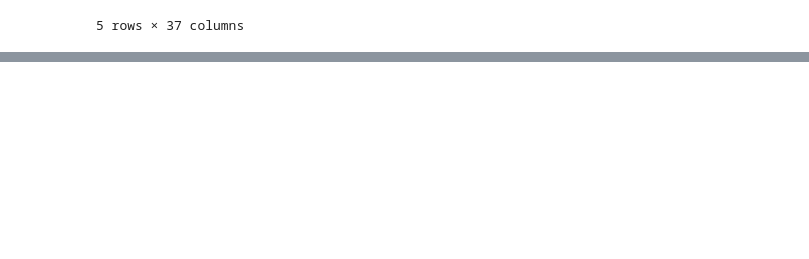
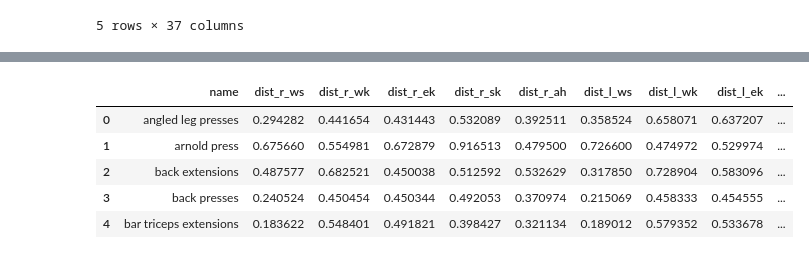
Before and after one commit to rohanjaditya/pose-animation, a Jupyter notebook: pose_anim.ipynb, the cells around one changed output, grey strips where cells are left out. Drawn from its saved outputs; the diff is of its cells as text; code cells hidden in the pictures; blank space fills up the shorter version.

```diff
--- a/pose_anim.ipynb
+++ b/pose_anim.ipynb
@@ -187,0 +405,51 @@ sd ['right_knee' 'left_knee']
+# %%
+# Function to generate features for the data set
+def generate_features():
+
+    dist_joints = [["wrist", "shoulder"], ["wrist", "knee"], ["elbow", "knee"], ["shoulder", "knee"], ["ankle", "hip"]]
+
+    features = {"name":df.name.tolist()}
+
+    for i in range(len(df)):
+
+        exercise_data = df.iloc[i]
+
+        # Calculating the mean distances
+        for side in ["right", "left"]:
+
+            joint_combs = [[[coord + side + "_" + x[0], coord + side + "_" + x[1]] for coord in ["xX_", "yY_", "zZ_"]] for x in dist_joints]
+
+            for j in range(len(joint_combs)):
+                feat_name = "dist_" + side[0] + "_" + dist_joints[j][0][0] + dist_joints[j][1][0]
+                x1, x2, y1, y2, z1, z2 = exercise_data[np.array(joint_combs[j]).ravel()]
+
+                if i==0:
+                    features[feat_name] = [np.linalg.norm(np.c_[x2,y2,z2] - np.c_[x1,y1,z1], axis=1).mean()]
+                else:
+                    features[feat_name].append(np.linalg.norm(np.c_[x2,y2,z2] - np.c_[x1,y1,z1], axis=1).mean())
+
+        # Calculating the mean angles
+        for joint in joints.keys():
+            if not ("wrist" in joint or "ankle" in joint):
+                joints_coords = exercise_data[list(np.array([[coord + x for x in joints.get(joint)] for coord in ["xX_", "yY_", "zZ_"]]).ravel())].tolist()
+                ang = angles(x1=joints_coords[0], y1=joints_coords[3], z1=joints_coords[6],
+                             x2=joints_coords[1], y2=joints_coords[4], z2=joints_coords[7],
+                             x3=joints_coords[2], y3=joints_coords[5], z3=joints_coords[8])
+
+                feat_name = "ang_" + joint.split("_")[0][0] + "_" + joint.split("_")[1][0]
+                if i==0:
+                    features[feat_name] = [np.deg2rad(ang.mean())]
+                else:
+                    features[feat_name].append(np.deg2rad(ang.mean()))
+
+    return pd.DataFrame(features)
+# %%
+X = generate_features()
+X.head()
+# %% [output]
+|  | name | dist_r_ws | dist_r_wk | dist_r_ek | dist_r_sk | dist_r_ah | dist_l_ws | dist_l_wk | dist_l_ek | ... |
+| 0 | angled leg presses | 0.294282 | 0.441654 | 0.431443 | 0.532089 | 0.392511 | 0.358524 | 0.658071 | 0.637207 | ... |
+| 1 | arnold press | 0.675660 | 0.554981 | 0.672879 | 0.916513 | 0.479500 | 0.726600 | 0.474972 | 0.529974 | ... |
+| 2 | back extensions | 0.487577 | 0.682521 | 0.450038 | 0.512592 | 0.532629 | 0.317850 | 0.728904 | 0.583096 | ... |
+| 3 | back presses | 0.240524 | 0.450454 | 0.450344 | 0.492053 | 0.370974 | 0.215069 | 0.458333 | 0.454555 | ... |
+| 4 | bar triceps extensions | 0.183622 | 0.548401 | 0.491821 | 0.398427 | 0.321134 | 0.189012 | 0.579352 | 0.533678 | ... |
```
Also changed, not shown: parts of 49 cells of this notebook.
